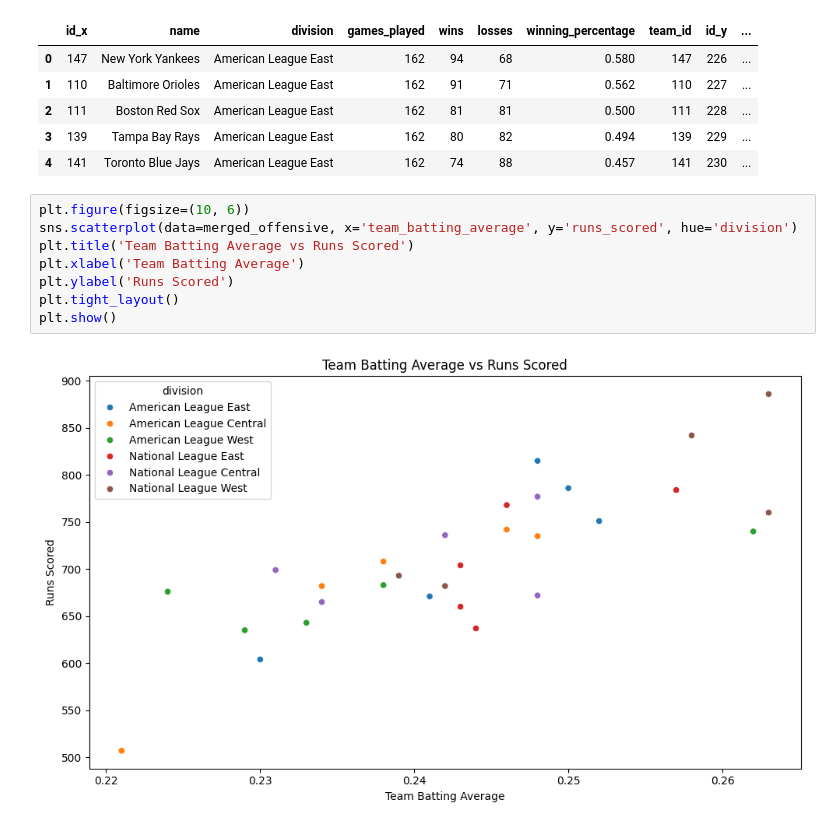
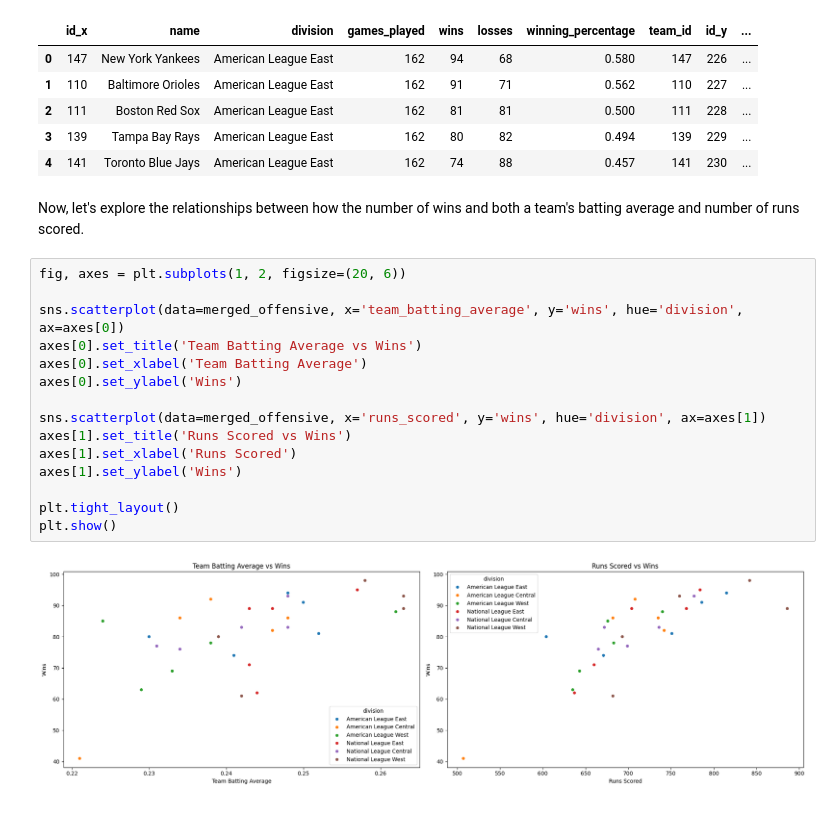
Before and after one commit to jbarkie/betbot, a Jupyter notebook: machine_learning/docs/notebooks/mlb-eda.ipynb, the cells around one changed output. Saved outputs shown, nothing was run; the diff lists cells and outputs as text.

```diff
--- a/machine_learning/docs/notebooks/mlb-eda.ipynb
+++ b/machine_learning/docs/notebooks/mlb-eda.ipynb
@@ -59,16 +74,25 @@ merged_offensive.head()
 | 2 | 111 | Boston Red Sox | American League East | 162 | 81 | 81 | 0.500 | 111 | 228 | ... |
 | 3 | 139 | Tampa Bay Rays | American League East | 162 | 80 | 82 | 0.494 | 139 | 229 | ... |
 | 4 | 141 | Toronto Blue Jays | American League East | 162 | 74 | 88 | 0.457 | 141 | 230 | ... |
-# %%
-plt.figure(figsize=(10, 6))
-sns.scatterplot(data=merged_offensive, x='team_batting_average', y='runs_scored', hue='division')
-plt.title('Team Batting Average vs Runs Scored')
-plt.xlabel('Team Batting Average')
-plt.ylabel('Runs Scored')
-plt.tight_layout()
-plt.show()
-# %% [output]
-[figure, removed]
+# %% [markdown]
+Now, let's explore the relationships between how the number of wins and both a team's batting average and number of runs scored.
+# %%
+fig, axes = plt.subplots(1, 2, figsize=(20, 6))
+
+sns.scatterplot(data=merged_offensive, x='team_batting_average', y='wins', hue='division', ax=axes[0])
+axes[0].set_title('Team Batting Average vs Wins')
+axes[0].set_xlabel('Team Batting Average')
+axes[0].set_ylabel('Wins')
+
+sns.scatterplot(data=merged_offensive, x='runs_scored', y='wins', hue='division', ax=axes[1])
+axes[1].set_title('Runs Scored vs Wins')
+axes[1].set_xlabel('Runs Scored')
+axes[1].set_ylabel('Wins')
+
+plt.tight_layout()
+plt.show()
+# %% [output]
+[figure, added]
 # %%
 recent_defensive_stats = defensive_stats_df.sort_values('date').groupby('team_id').last().reset_index()
 merged_defensive = pd.merge(teams_df, recent_defensive_stats, left_on='id', right_on='team_id')
```
Also changed, not shown: parts of 11 cells of this notebook.
